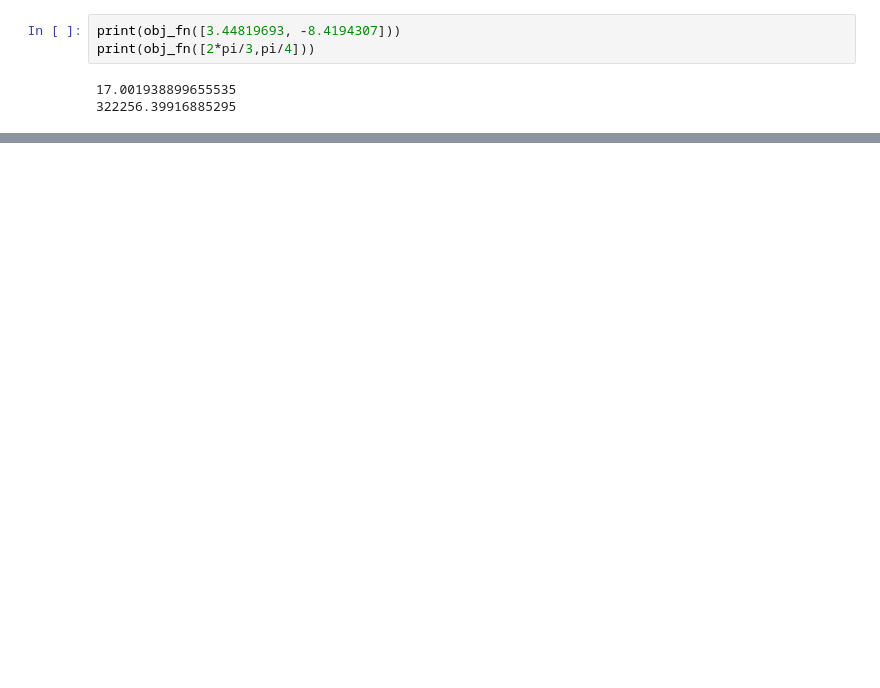
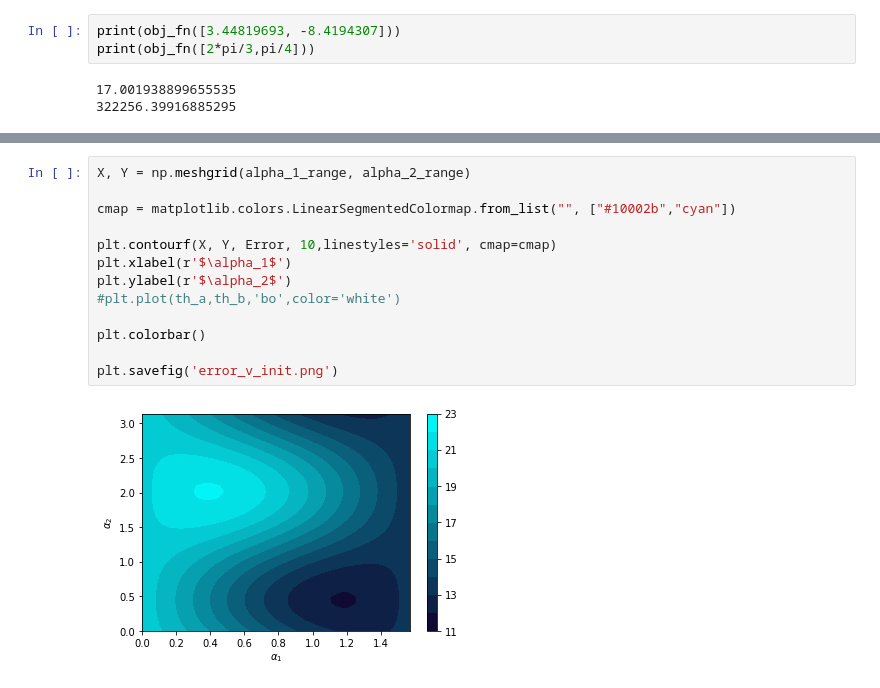
Before and after one commit to cagalvisf/Qubit_state_estimation, a Jupyter notebook: Complete qubit state stimation/Saavedra_model.ipynb, the cells around one changed output, grey strips where cells are left out. Cells and saved outputs as stored; diff of their text form; blank space fills up the shorter version.

```diff
--- a/Complete qubit state stimation/Saavedra_model.ipynb
+++ b/Complete qubit state stimation/Saavedra_model.ipynb
@@ -574,0 +660,15 @@ optimization(obj_fn, 5)
+# %%
+X, Y = np.meshgrid(alpha_1_range, alpha_2_range)
+
+cmap = matplotlib.colors.LinearSegmentedColormap.from_list("", ["#10002b","cyan"])
+
+plt.contourf(X, Y, Error, 10,linestyles='solid', cmap=cmap)
+plt.xlabel(r'$\alpha_1$')
+plt.ylabel(r'$\alpha_2$')
+#plt.plot(th_a,th_b,'bo',color='white')
+
+plt.colorbar()
+
+plt.savefig('error_v_init.png')
+# %% [output]
+[figure, added]
```
Also changed, not shown: parts of 23 cells of this notebook, 7 other files.
